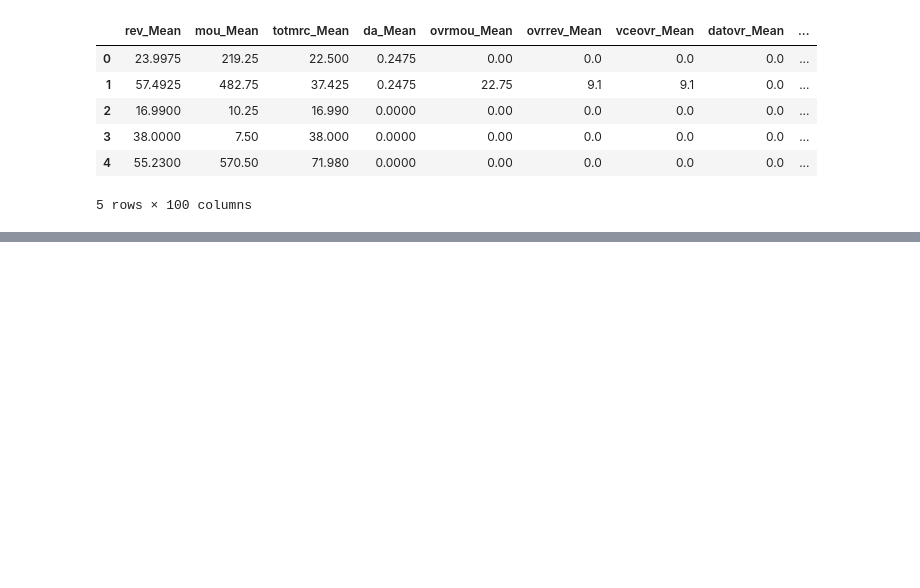
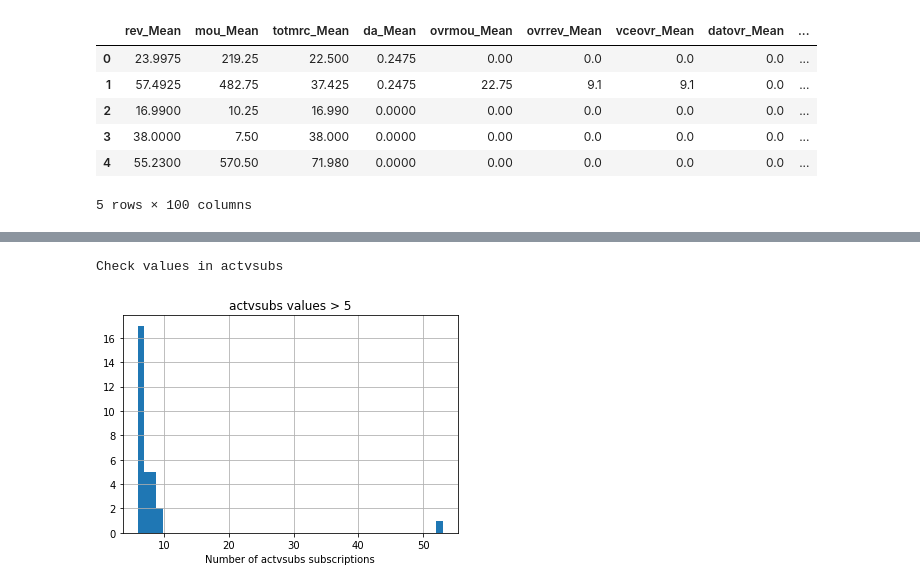
Before and after one commit to ravipatel7003/Customer_Churn, a Jupyter notebook: Churn Prediction.ipynb, the cells around one changed output, grey strips where cells are left out. Cells and saved outputs as stored; diff of their text form; code cells hidden in the pictures; blank space fills up the shorter version.

```diff
--- a/Churn Prediction.ipynb
+++ b/Churn Prediction.ipynb
@@ -26,0 +230,10 @@ X_train, X_test = train_test_split(df, test_size = 0.2, random_state=10)
+# %%
+# actvsubs analysis
+print("Check values in actvsubs")
+plt.title("actvsubs values > 5")
+plt.xlabel("Number of actvsubs subscriptions")
+X_train[X_train['actvsubs'] > 5]['actvsubs'].hist(bins=50)
+plt.show()
+# %% [output]
+Check values in actvsubs
+[figure, added]
```
Also changed, not shown: parts of 11 cells of this notebook.
